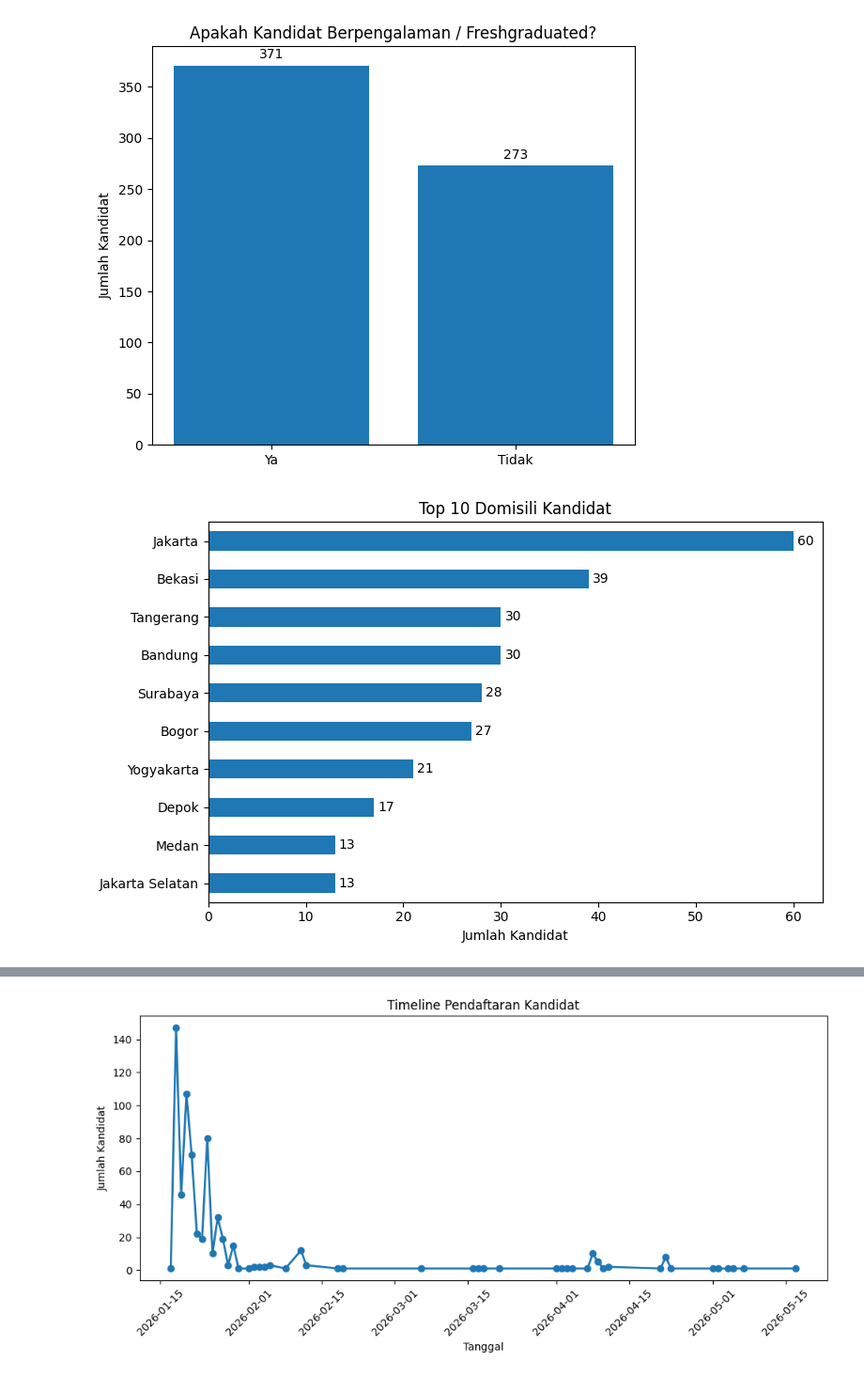
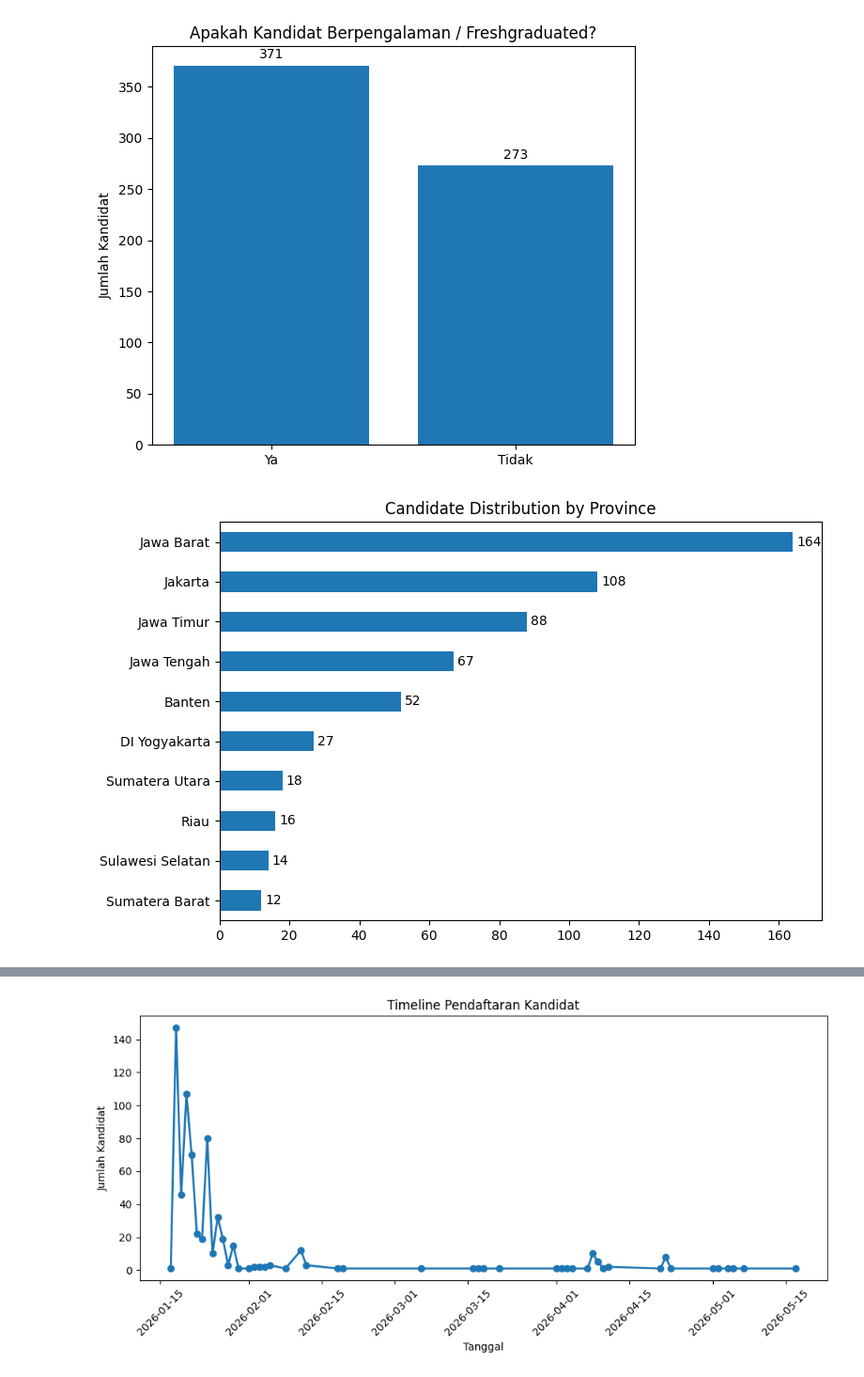
Before and after one commit to nura0201/Project-Recruitment-Analytics-Energy-Mining, a Jupyter notebook: Notebook/ExploratoryDataAnalysis.ipynb, the cells around one changed output, grey strips where cells are left out. Shown at 94% size. Cells and saved outputs as stored; diff of their text form; code cells hidden in the pictures.

```diff
--- a/Notebook/ExploratoryDataAnalysis.ipynb
+++ b/Notebook/ExploratoryDataAnalysis.ipynb
@@ -5,7 +5,7 @@ import pandas as pd
 # %% [markdown]
 Load Data
 # %%
-df = pd.read_csv("C:/Users/r/OneDrive/Documents/doc saya/coding/project team fg/mining 2/data/Database_Seara_Data_Clean.csv")
+df = pd.read_csv("C:/Users/r/OneDrive/Documents/doc saya/coding/project team fg/Recruitment-Analytics-Energy-Mining/data/Database_Seara_Data_Clean.csv")
 print(df.head())
 # %% [output]
     Timestamp                     Nama Lengkap     Domisili  \
@@ -161,23 +145,23 @@ plt.show()
 [figure]
 # %%
 # Visualization 2: Bar chart top 10 untuk kategori domisili
-top10_domisili = df["Domisili"].value_counts().head(10)
+top10_domisili = df["Provinsi"].value_counts().head(10)
 
 fig, ax = plt.subplots(figsize=(8,5))
 
 bars = top10_domisili.sort_values().plot(
     kind="barh",
     ax=ax
 )
 
-ax.set_title("Top 10 Domisili Kandidat")
-ax.set_xlabel("Jumlah Kandidat")
+ax.set_title("Candidate Distribution by Province")
+ax.set_xlabel("")
 ax.set_ylabel("")
 
 # Menampilkan jumlah pada setiap bar
 ax.bar_label(ax.containers[0], padding=3)
 
 plt.tight_layout()
 plt.show()
 # %% [output]
-[figure, old version]
+[figure, new version]
```
Also changed, not shown: parts of 9 cells of this notebook, 3 other files.
